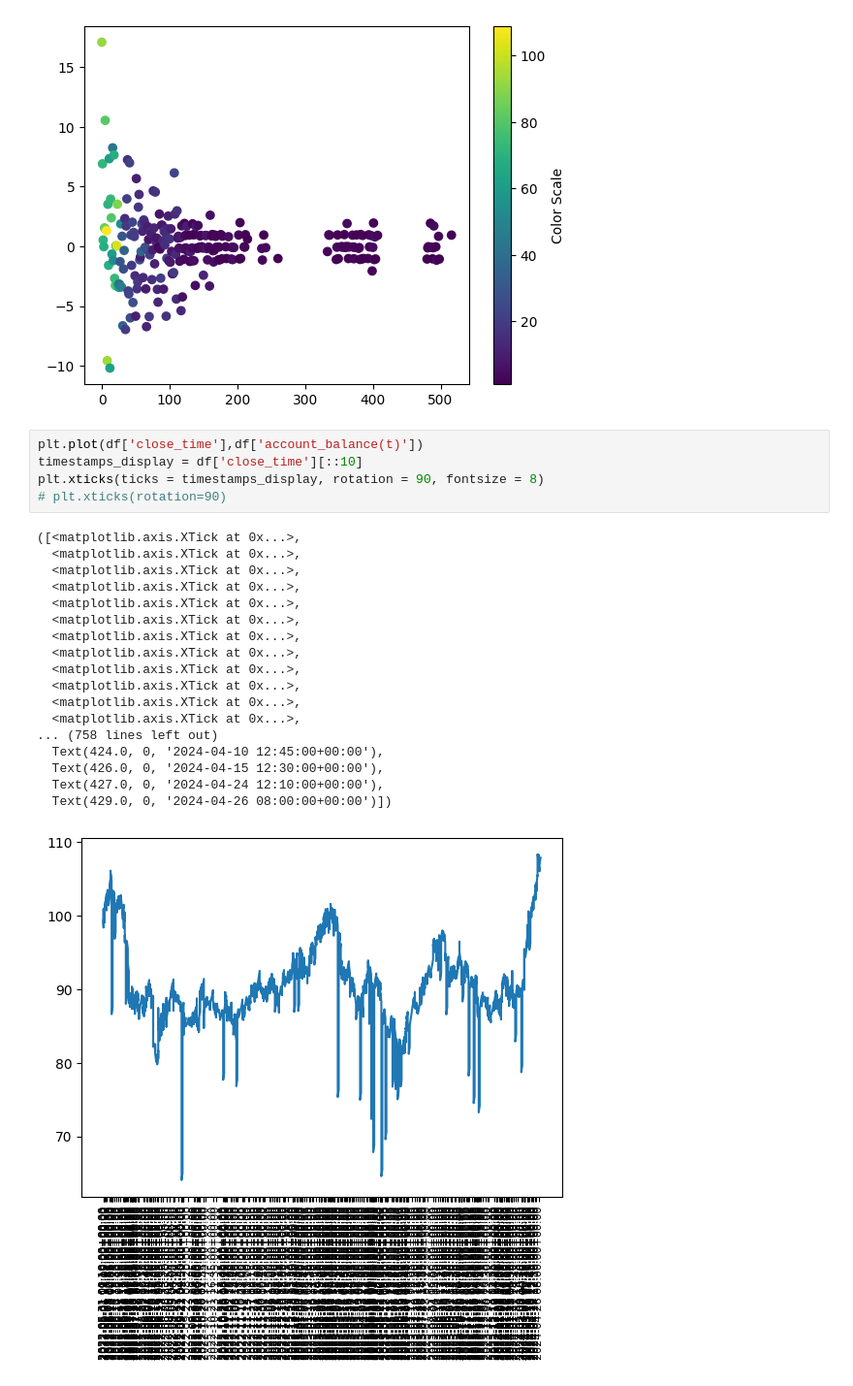
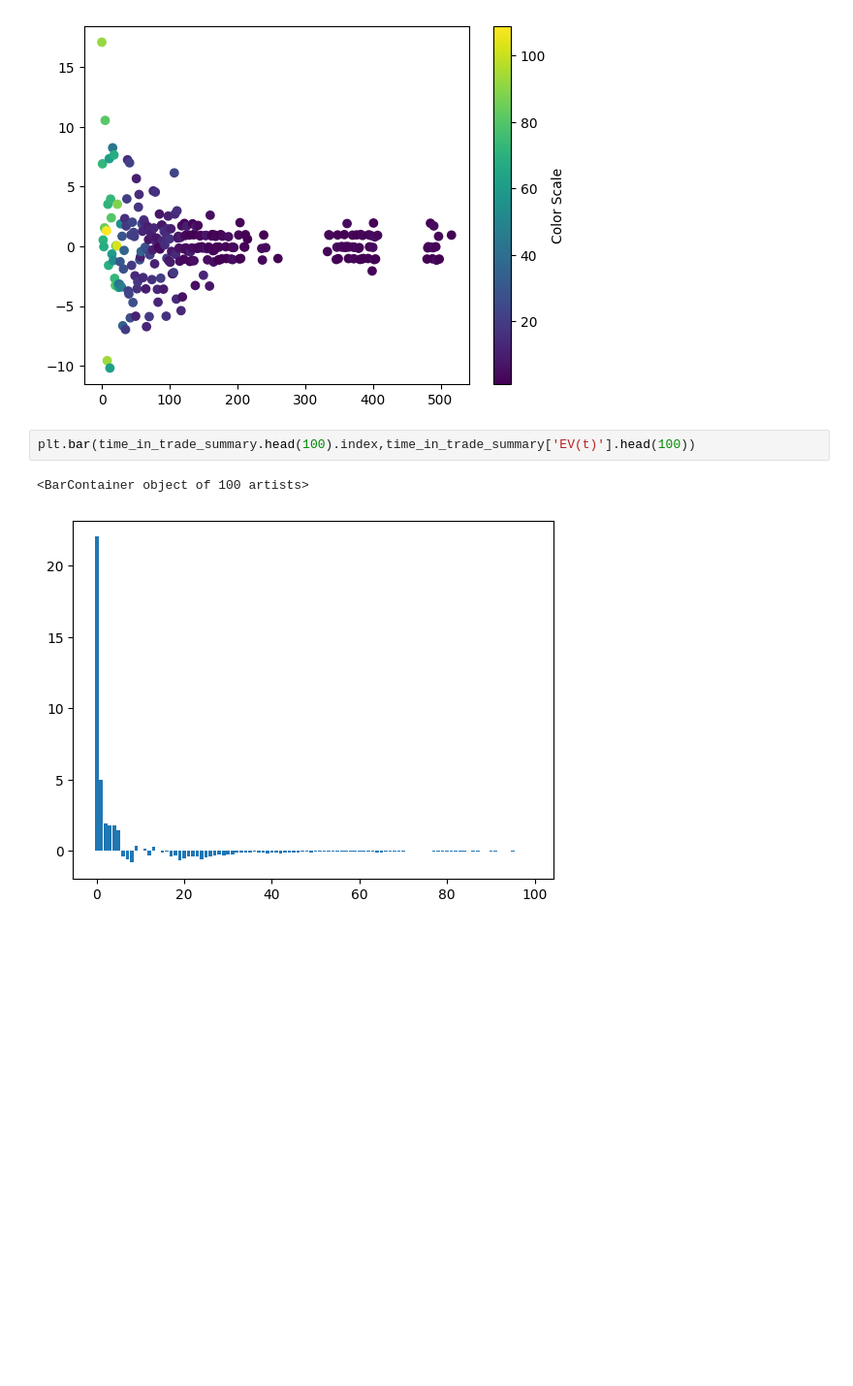
Before and after one commit to dannyboy-projects/Redemption_Trader, a Jupyter notebook: Strategy_Exploration/pipband_exploration/prelim_analysis.ipynb, the cells around one changed output. Shown at 97% size. Drawn from its saved outputs; the diff is of its cells as text; blank space fills up the shorter version.

```diff
--- a/Strategy_Exploration/pipband_exploration/prelim_analysis.ipynb
+++ b/Strategy_Exploration/pipband_exploration/prelim_analysis.ipynb
@@ -141,27 +146,8 @@ colorbar = plt.colorbar(fig)
 colorbar.set_label('Color Scale')
 # %% [output]
 [figure]
-# %%
-plt.plot(df['close_time'],df['account_balance(t)'])
-timestamps_display = df['close_time'][::10]
-plt.xticks(ticks = timestamps_display, rotation = 90, fontsize = 8)
-# plt.xticks(rotation=90)
-# %% [output]
-([<matplotlib.axis.XTick at 0x...>,
-  <matplotlib.axis.XTick at 0x...>,
-  <matplotlib.axis.XTick at 0x...>,
-  <matplotlib.axis.XTick at 0x...>,
-  <matplotlib.axis.XTick at 0x...>,
-  <matplotlib.axis.XTick at 0x...>,
-  <matplotlib.axis.XTick at 0x...>,
-  <matplotlib.axis.XTick at 0x...>,
-  <matplotlib.axis.XTick at 0x...>,
-  <matplotlib.axis.XTick at 0x...>,
-  <matplotlib.axis.XTick at 0x...>,
-  <matplotlib.axis.XTick at 0x...>,
-... (758 lines left out)
-  Text(424.0, 0, '2024-04-10 12:45:00+00:00'),
-  Text(426.0, 0, '2024-04-15 12:30:00+00:00'),
-  Text(427.0, 0, '2024-04-24 12:10:00+00:00'),
-  Text(429.0, 0, '2024-04-26 08:00:00+00:00')])
-[figure, removed]
+# %%
+plt.bar(time_in_trade_summary.head(100).index,time_in_trade_summary['EV(t)'].head(100))
+# %% [output]
+<BarContainer object of 100 artists>
+[figure, added]
```
Also changed, not shown: parts of 5 cells of this notebook, 24 other files.
